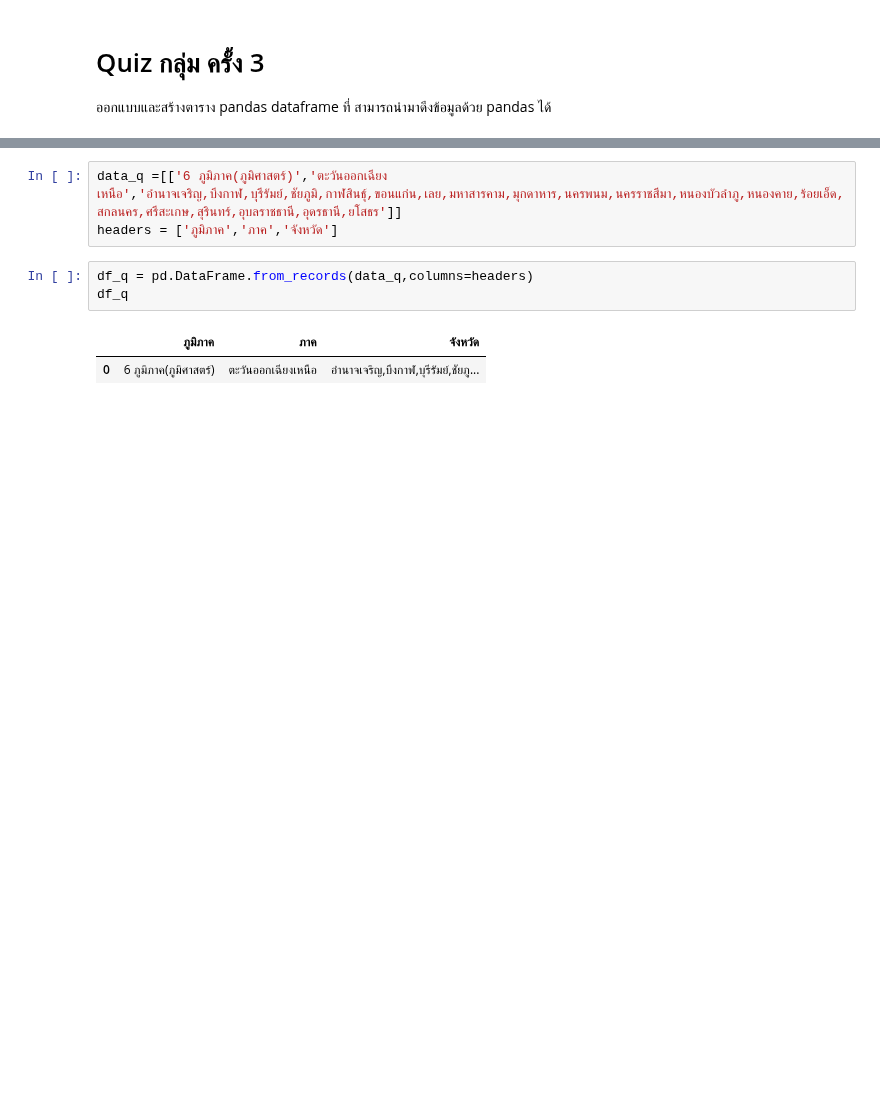
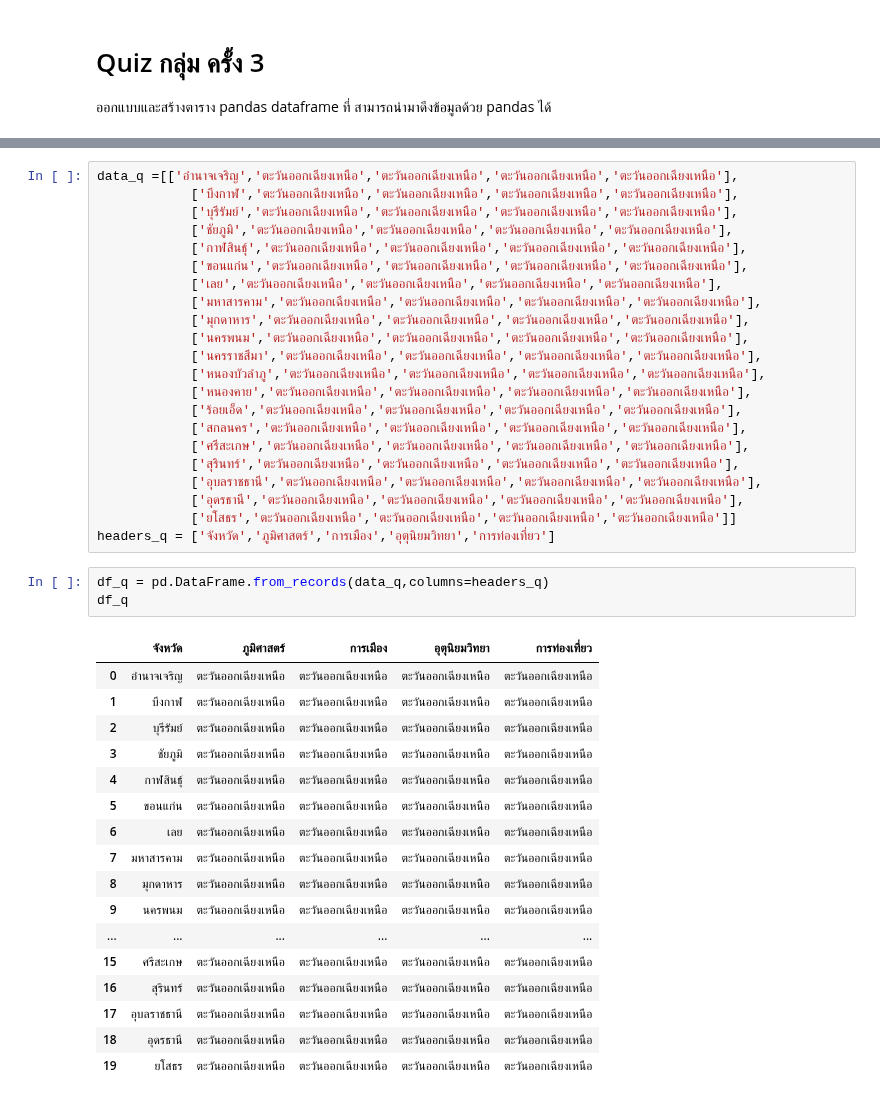
Before and after one commit to kittimaxz/data_viz_2022, a Jupyter notebook: Pandas102.ipynb, the cells around one changed output, grey strips where cells are left out. Drawn from its saved outputs; the diff is of its cells as text; blank space fills up the shorter version.

```diff
--- a/Pandas102.ipynb
+++ b/Pandas102.ipynb
@@ -431,9 +431,43 @@ data_item = [('account' , ['Jones LLC','Alpha Co','Blue Inc']),
-# %%
-data_q =[['6 ภูมิภาค(ภูมิศาสตร์)','ตะวันออกเฉียงเหนือ','อำนาจเจริญ,บึงกาฬ,บุรีรัมย์,ชัยภูมิ,กาฬสินธุ์,ขอนแก่น,เลย,มหาสารคาม,มุกดาหาร,นครพนม,นครราชสีมา,หนองบัวลำภู,หนองคาย,ร้อยเอ็ด,สกลนคร,ศรีสะเกษ,สุรินทร์,อุบลราชธานี,อุดรธานี,ยโสธร']]
-headers = ['ภูมิภาค','ภาค','จังหวัด']
+# %%
+data_q =[['อำนาจเจริญ','ตะวันออกเฉียงเหนือ','ตะวันออกเฉียงเหนือ','ตะวันออกเฉียงเหนือ','ตะวันออกเฉียงเหนือ'],
+            ['บึงกาฬ','ตะวันออกเฉียงเหนือ','ตะวันออกเฉียงเหนือ','ตะวันออกเฉียงเหนือ','ตะวันออกเฉียงเหนือ'],
+            ['บุรีรัมย์','ตะวันออกเฉียงเหนือ','ตะวันออกเฉียงเหนือ','ตะวันออกเฉียงเหนือ','ตะวันออกเฉียงเหนือ'],
+            ['ชัยภูมิ','ตะวันออกเฉียงเหนือ','ตะวันออกเฉียงเหนือ','ตะวันออกเฉียงเหนือ','ตะวันออกเฉียงเหนือ'],
+            ['กาฬสินธุ์','ตะวันออกเฉียงเหนือ','ตะวันออกเฉียงเหนือ','ตะวันออกเฉียงเหนือ','ตะวันออกเฉียงเหนือ'],
+            ['ขอนแก่น','ตะวันออกเฉียงเหนือ','ตะวันออกเฉียงเหนือ','ตะวันออกเฉียงเหนือ','ตะวันออกเฉียงเหนือ'],
+            ['เลย','ตะวันออกเฉียงเหนือ','ตะวันออกเฉียงเหนือ','ตะวันออกเฉียงเหนือ','ตะวันออกเฉียงเหนือ'],
+            ['มหาสารคาม','ตะวันออกเฉียงเหนือ','ตะวันออกเฉียงเหนือ','ตะวันออกเฉียงเหนือ','ตะวันออกเฉียงเหนือ'],
+            ['มุกดาหาร','ตะวันออกเฉียงเหนือ','ตะวันออกเฉียงเหนือ','ตะวันออกเฉียงเหนือ','ตะวันออกเฉียงเหนือ'],
+            ['นครพนม','ตะวันออกเฉียงเหนือ','ตะวันออกเฉียงเหนือ','ตะวันออกเฉียงเหนือ','ตะวันออกเฉียงเหนือ'],
+            ['นครราชสีมา','ตะวันออกเฉียงเหนือ','ตะวันออกเฉียงเหนือ','ตะวันออกเฉียงเหนือ','ตะวันออกเฉียงเหนือ'],
+            ['หนองบัวลำภู','ตะวันออกเฉียงเหนือ','ตะวันออกเฉียงเหนือ','ตะวันออกเฉียงเหนือ','ตะวันออกเฉียงเหนือ'],
+            ['หนองคาย','ตะวันออกเฉียงเหนือ','ตะวันออกเฉียงเหนือ','ตะวันออกเฉียงเหนือ','ตะวันออกเฉียงเหนือ'],
+            ['ร้อยเอ็ด','ตะวันออกเฉียงเหนือ','ตะวันออกเฉียงเหนือ','ตะวันออกเฉียงเหนือ','ตะวันออกเฉียงเหนือ'],
+            ['สกลนคร','ตะวันออกเฉียงเหนือ','ตะวันออกเฉียงเหนือ','ตะวันออกเฉียงเหนือ','ตะวันออกเฉียงเหนือ'],
+            ['ศรีสะเกษ','ตะวันออกเฉียงเหนือ','ตะวันออกเฉียงเหนือ','ตะวันออกเฉียงเหนือ','ตะวันออกเฉียงเหนือ'],
+            ['สุรินทร์','ตะวันออกเฉียงเหนือ','ตะวันออกเฉียงเหนือ','ตะวันออกเฉียงเหนือ','ตะวันออกเฉียงเหนือ'],
+            ['อุบลราชธานี','ตะวันออกเฉียงเหนือ','ตะวันออกเฉียงเหนือ','ตะวันออกเฉียงเหนือ','ตะวันออกเฉียงเหนือ'],
+            ['อุดรธานี','ตะวันออกเฉียงเหนือ','ตะวันออกเฉียงเหนือ','ตะวันออกเฉียงเหนือ','ตะวันออกเฉียงเหนือ'],
+            ['ยโสธร','ตะวันออกเฉียงเหนือ','ตะวันออกเฉียงเหนือ','ตะวันออกเฉียงเหนือ','ตะวันออกเฉียงเหนือ']]
+headers_q = ['จังหวัด','ภูมิศาสตร์','การเมือง','อุตุนิยมวิทยา','การท่องเที่ยว']
 # %%
-df_q = pd.DataFrame.from_records(data_q,columns=headers)
+df_q = pd.DataFrame.from_records(data_q,columns=headers_q)
 df_q
 # %% [output]
-|  | ภูมิภาค | ภาค | จังหวัด |
-| 0 | 6 ภูมิภาค(ภูมิศาสตร์) | ตะวันออกเฉียงเหนือ | อำนาจเจริญ,บึงกาฬ,บุรีรัมย์,ชัยภู... |
+|  | จังหวัด | ภูมิศาสตร์ | การเมือง | อุตุนิยมวิทยา | การท่องเที่ยว |
+| 0 | อำนาจเจริญ | ตะวันออกเฉียงเหนือ | ตะวันออกเฉียงเหนือ | ตะวันออกเฉียงเหนือ | ตะวันออกเฉียงเหนือ |
+| 1 | บึงกาฬ | ตะวันออกเฉียงเหนือ | ตะวันออกเฉียงเหนือ | ตะวันออกเฉียงเหนือ | ตะวันออกเฉียงเหนือ |
+| 2 | บุรีรัมย์ | ตะวันออกเฉียงเหนือ | ตะวันออกเฉียงเหนือ | ตะวันออกเฉียงเหนือ | ตะวันออกเฉียงเหนือ |
+| 3 | ชัยภูมิ | ตะวันออกเฉียงเหนือ | ตะวันออกเฉียงเหนือ | ตะวันออกเฉียงเหนือ | ตะวันออกเฉียงเหนือ |
+| 4 | กาฬสินธุ์ | ตะวันออกเฉียงเหนือ | ตะวันออกเฉียงเหนือ | ตะวันออกเฉียงเหนือ | ตะวันออกเฉียงเหนือ |
+| 5 | ขอนแก่น | ตะวันออกเฉียงเหนือ | ตะวันออกเฉียงเหนือ | ตะวันออกเฉียงเหนือ | ตะวันออกเฉียงเหนือ |
+| 6 | เลย | ตะวันออกเฉียงเหนือ | ตะวันออกเฉียงเหนือ | ตะวันออกเฉียงเหนือ | ตะวันออกเฉียงเหนือ |
+| 7 | มหาสารคาม | ตะวันออกเฉียงเหนือ | ตะวันออกเฉียงเหนือ | ตะวันออกเฉียงเหนือ | ตะวันออกเฉียงเหนือ |
+| 8 | มุกดาหาร | ตะวันออกเฉียงเหนือ | ตะวันออกเฉียงเหนือ | ตะวันออกเฉียงเหนือ | ตะวันออกเฉียงเหนือ |
+| 9 | นครพนม | ตะวันออกเฉียงเหนือ | ตะวันออกเฉียงเหนือ | ตะวันออกเฉียงเหนือ | ตะวันออกเฉียงเหนือ |
+| ... | ... | ... | ... | ... | ... |
+| 15 | ศรีสะเกษ | ตะวันออกเฉียงเหนือ | ตะวันออกเฉียงเหนือ | ตะวันออกเฉียงเหนือ | ตะวันออกเฉียงเหนือ |
+| 16 | สุรินทร์ | ตะวันออกเฉียงเหนือ | ตะวันออกเฉียงเหนือ | ตะวันออกเฉียงเหนือ | ตะวันออกเฉียงเหนือ |
+| 17 | อุบลราชธานี | ตะวันออกเฉียงเหนือ | ตะวันออกเฉียงเหนือ | ตะวันออกเฉียงเหนือ | ตะวันออกเฉียงเหนือ |
+| 18 | อุดรธานี | ตะวันออกเฉียงเหนือ | ตะวันออกเฉียงเหนือ | ตะวันออกเฉียงเหนือ | ตะวันออกเฉียงเหนือ |
+| 19 | ยโสธร | ตะวันออกเฉียงเหนือ | ตะวันออกเฉียงเหนือ | ตะวันออกเฉียงเหนือ | ตะวันออกเฉียงเหนือ |
```
Also changed, not shown: parts of 1 cell of this notebook.
